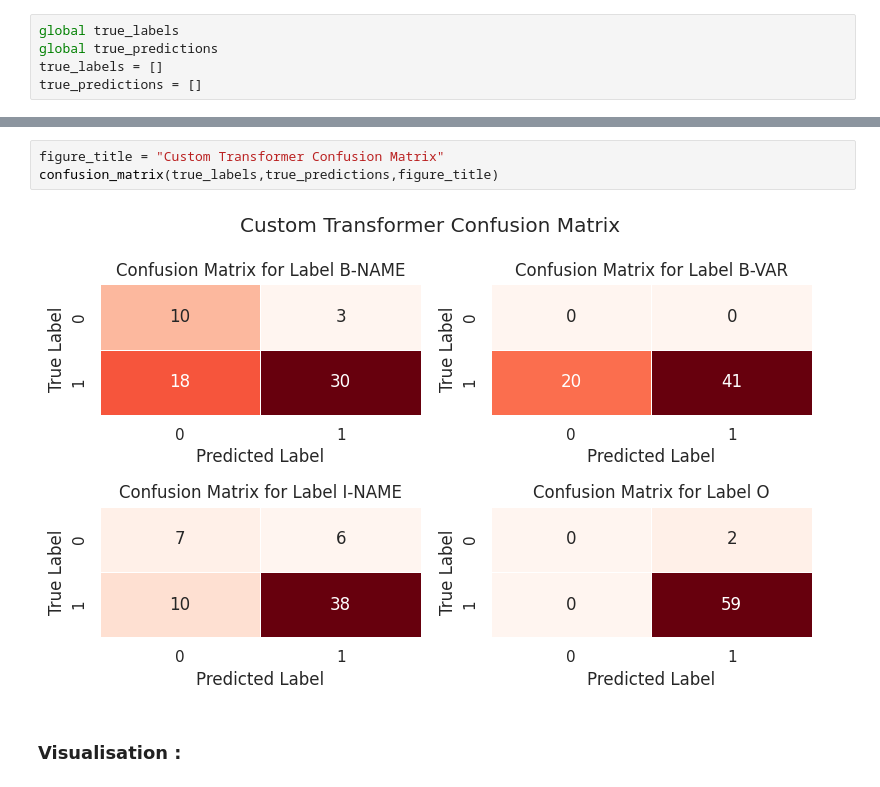
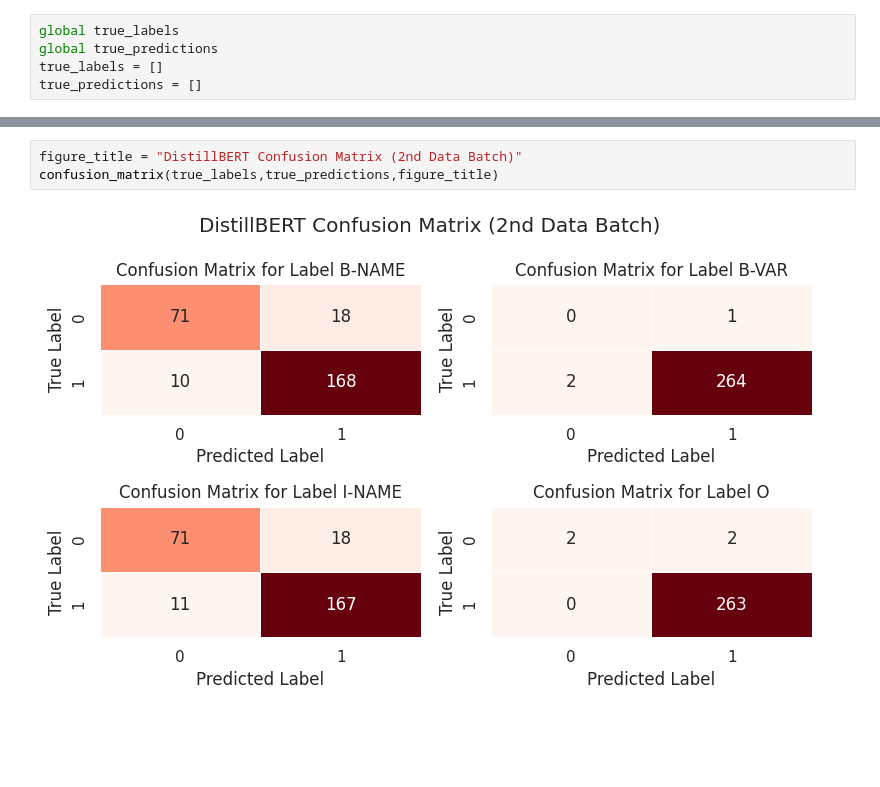
Before and after one commit to taissirboukrouba/Structured-Information-Retrieval-with-LLMs, a Jupyter notebook: notebooks/modelling.ipynb, the cells around one changed output, grey strips where cells are left out. Drawn from its saved outputs; the diff is of its cells as text; blank space fills up the shorter version.

Commit message:
feat : adding modelling pipeline for 2nd batch

```diff
--- a/notebooks/modelling.ipynb
+++ b/notebooks/modelling.ipynb
@@ -1103,7 +1299,5 @@ plot(metric_1,metric_2,metrics_values1,metrics_values2,plot_label1,plot_label2,x
 # %%
-figure_title = "Custom Transformer Confusion Matrix"
+figure_title = "DistillBERT Confusion Matrix (2nd Data Batch)"
 confusion_matrix(true_labels,true_predictions,figure_title)
 # %% [output]
-[figure, old version]
+[figure, new version]
-# %% [markdown]
-### Visualisation :
```
Also changed, not shown: parts of 43 cells of this notebook.
